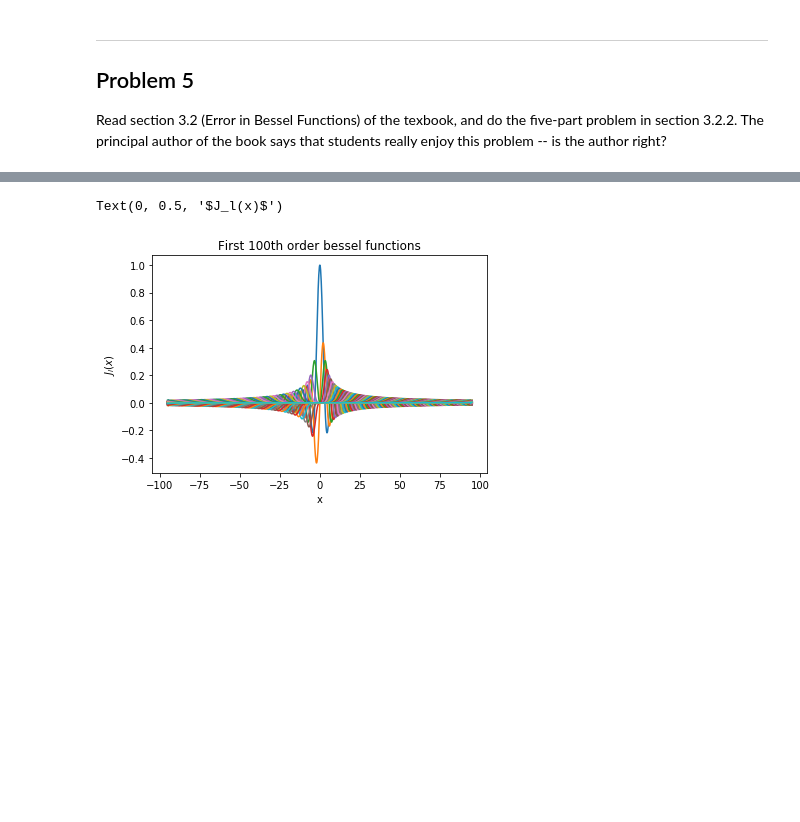
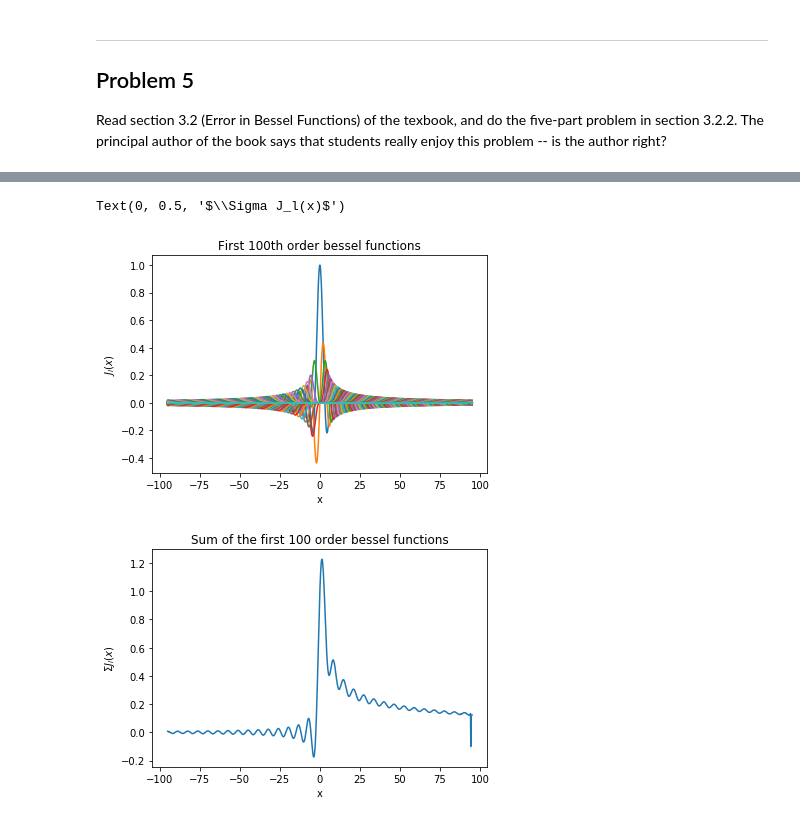
Before and after one commit to Yanall-Boutros/Computational-Physics, a Jupyter notebook: problem_sets/ps1/pset1.ipynb, the cells around one changed output, grey strips where cells are left out. Drawn from its saved outputs; the diff is of its cells as text; code cells hidden in the pictures; blank space fills up the shorter version.

```diff
--- a/problem_sets/ps1/pset1.ipynb
+++ b/problem_sets/ps1/pset1.ipynb
@@ -535,7 +538,7 @@ def up(x, n, m):
 
 def diff(u, d):
     return np.abs(u - d) / (np.abs(u) + np.abs(d))
-print("l \t x \t j_l(x) down \t \t \t j_l(x) up \t \t % diff")
+print("l \t \t x \t \t j_l(x) down \t \t \t j_l(x) up \t \t \t % diff")
 for l in np.linspace(1, 25, 25):
     for x in [0.1, 1, 10]:
         d = down(x, l, start)
@@ -544,13 +547,20 @@ for l in np.linspace(1, 25, 25):
         print(l, "\t", x, "\t", d, "\t", u, "\t", percdiff)
 # Generate Graphs of first 100 bessel functions
 xdata = np.linspace(-95, 95, 1000)
+ysum = np.zeros(len(xdata))
 plt.figure()
 for l in np.linspace(0, 99, 100):
     ydata = []
     for x in xdata:
         ydata.append(down(x, l, start))
+    ysum += ydata
     plt.plot(xdata, ydata)
 plt.title("First 100th order bessel functions")
 plt.xlabel("x")
 plt.ylabel("$J_l(x)$")
+plt.figure()
+plt.plot(xdata, ysum)
+plt.title("Sum of the first 100 order bessel functions")
+plt.xlabel("x")
+plt.ylabel("$\Sigma J_l(x)$")
 # %% [output]
@@ -558,18 +568,19 @@ l        x       j_l(x) down                     j_l(x) up               % diff
 1.0      0.1     0.033300011902557569556         9.983341664682815475    0.99335106256612957127
 1.0      1       0.3011686789397567641   0.8414709848078965049   0.47285449911308437466
 1.0      10      0.07846694179875152706          -0.0054402111088936981854       1.0
 2.0      0.1     0.00066619060844556873037       298.5019157740161827    0.9999955364499425033
 2.0      1       0.062035052011373856784         1.6829419696157930098   0.9288987175848000207
 2.0      10      0.07794219362856243479          0.052770047756268869438         0.19257680539792736141
 3.0      0.1     9.518519720865567581e-06        14915.112447036126319   0.99999999872364090465
 3.0      1       0.009006581117112515497         7.573238863271068544    0.9976242971338316349
 3.0      10      -0.03949584498447031508         0.031825234987028132904         1.0
 4.0      0.1     1.05772015020987321365e-07      1043759.3693767548262   0.9999999999997973249
 4.0      1       0.0010110158084137525997        51.329730073281686797   0.99996060778445964673
 ... (60 lines left out)
 24.0     10      6.298904526324469023e-09        162044.93109817217288   0.9999999999999222573
 25.0     0.1     3.355131532237303291e-59        5.8052971055756688457e+56       1.0
 25.0     1       3.3239363663919612348e-34       2.6840327304424942456e+31       1.0
 25.0     10      1.2843422360095700172e-09       757726.5829053339453    0.9999999999999966101
-Text(0, 0.5, '$J_l(x)$')
+Text(0, 0.5, '$\\Sigma J_l(x)$')
 [figure]
+[figure, added]
```
Also changed, not shown: parts of 4 cells of this notebook, 54 other files.
